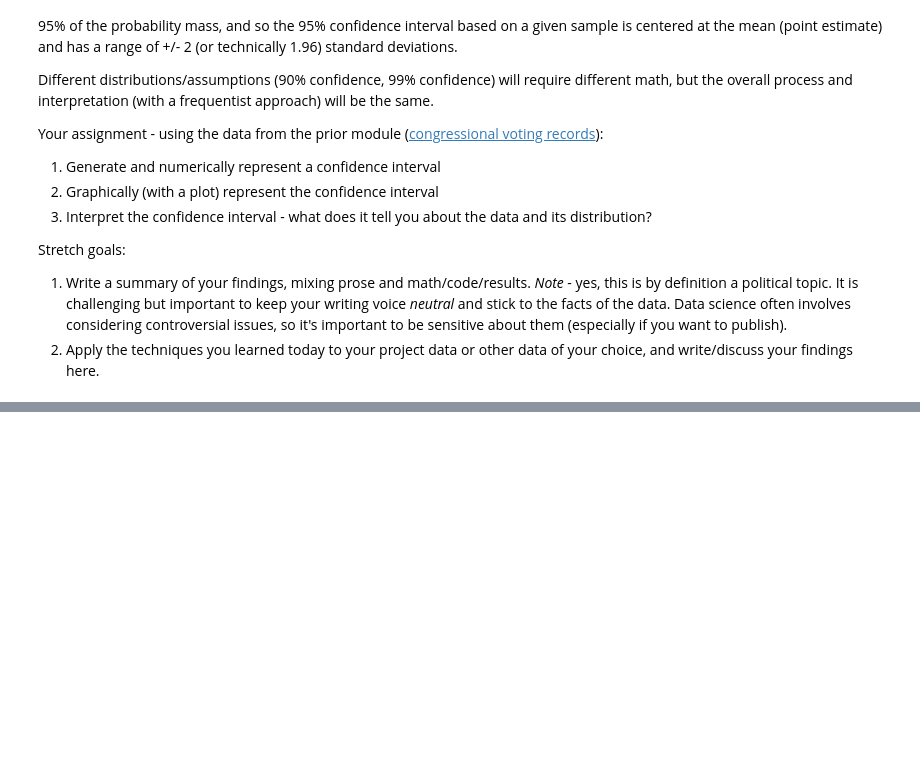
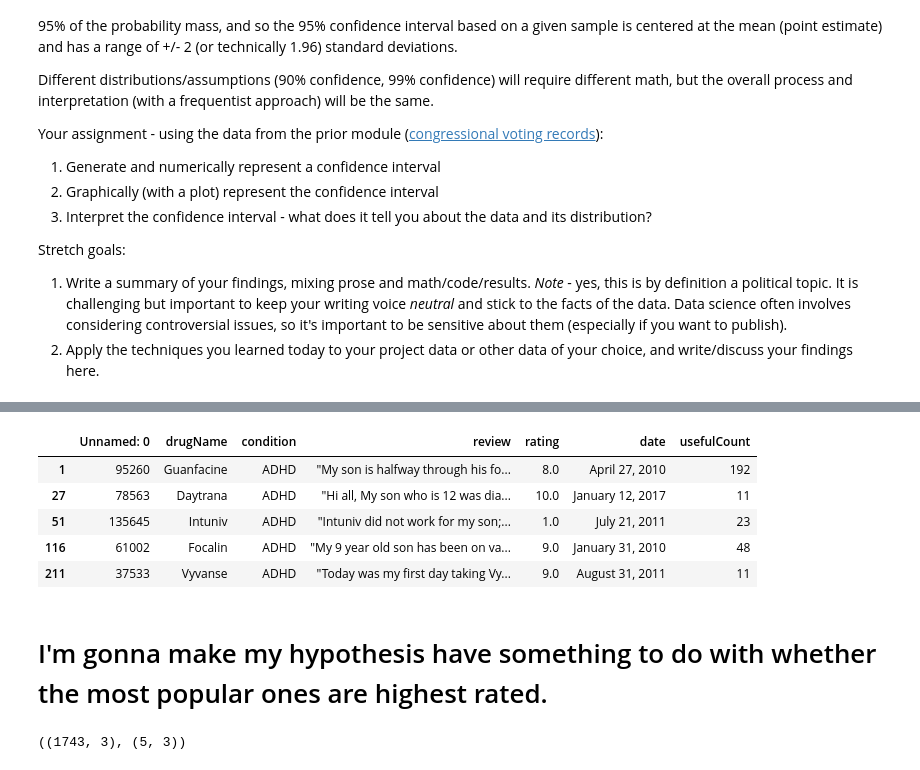
Before and after one commit to bloominstituteoftechnology/DS-Unit-1-Sprint-3-Statistical-Tests-and-Experiments, a Jupyter notebook: module2-sampling-confidence-intervals-and-hypothesis-testing/LS_DS_142_Sampling_Confidence_Intervals_and_Hypothesis_Testing.ipynb, the cells around one changed output, grey strips where cells are left out. Drawn from its saved outputs; the diff is of its cells as text; code cells hidden in the pictures; blank space fills up the shorter version.

```diff
--- a/module2-sampling-confidence-intervals-and-hypothesis-testing/LS_DS_142_Sampling_Confidence_Intervals_and_Hypothesis_Testing.ipynb
+++ b/module2-sampling-confidence-intervals-and-hypothesis-testing/LS_DS_142_Sampling_Confidence_Intervals_and_Hypothesis_Testing.ipynb
@@ -99,0 +141,43 @@ Stretch goals:
+# %%
+df[df.condition=='ADHD']
+
+adhd = df[df.condition=='ADHD']
+
+# adhd.groupby('drugName').head()
+
+top5 = adhd.drugName.value_counts()[:5].index
+bottom5 = adhd.drugName.value_counts()[-5:].index
+
+top5_df = adhd[adhd.drugName.isin(top5)]
+bot5_df = adhd[adhd.drugName.isin(bottom5)]
+
+## proof that every value is indeed 'ADHD'
+assert top5_df.condition.value_counts()[0] == top5_df.shape[0]
+assert bot5_df.condition.value_counts()[0] == bot5_df.shape[0]
+
+adhd.head()
+# %% [output]
+|  | Unnamed: 0 | drugName | condition | review | rating | date | usefulCount |
+| 1 | 95260 | Guanfacine | ADHD | "My son is halfway through his fo... | 8.0 | April 27, 2010 | 192 |
+| 27 | 78563 | Daytrana | ADHD | "Hi all, My son who is 12 was dia... | 10.0 | January 12, 2017 | 11 |
+| 51 | 135645 | Intuniv | ADHD | "Intuniv did not work for my son;... | 1.0 | July 21, 2011 | 23 |
+| 116 | 61002 | Focalin | ADHD | "My 9 year old son has been on va... | 9.0 | January 31, 2010 | 48 |
+| 211 | 37533 | Vyvanse | ADHD | "Today was my first day taking Vy... | 9.0 | August 31, 2011 | 11 |
+# %% [markdown]
+# I'm gonna make my hypothesis have something to do with whether the most popular ones are highest rated.
+# %%
+import seaborn as sns
+import altair as alt
+# sns.pairplot(adhd, hue='drugName');
+
+# i only care about drugName and rating. let's get rid of useless features.
+# i'll go ahead and overwrite them.
+
+feats_of_interest = ['drugName', 'rating', 'usefulCount']
+
+top5_df = top5_df[feats_of_interest]
+bot5_df = bot5_df[feats_of_interest]
+
+top5_df.shape, bot5_df.shape # oh crap
+# %% [output]
+((1743, 3), (5, 3))
```
Also changed, not shown: parts of 10 cells of this notebook.
